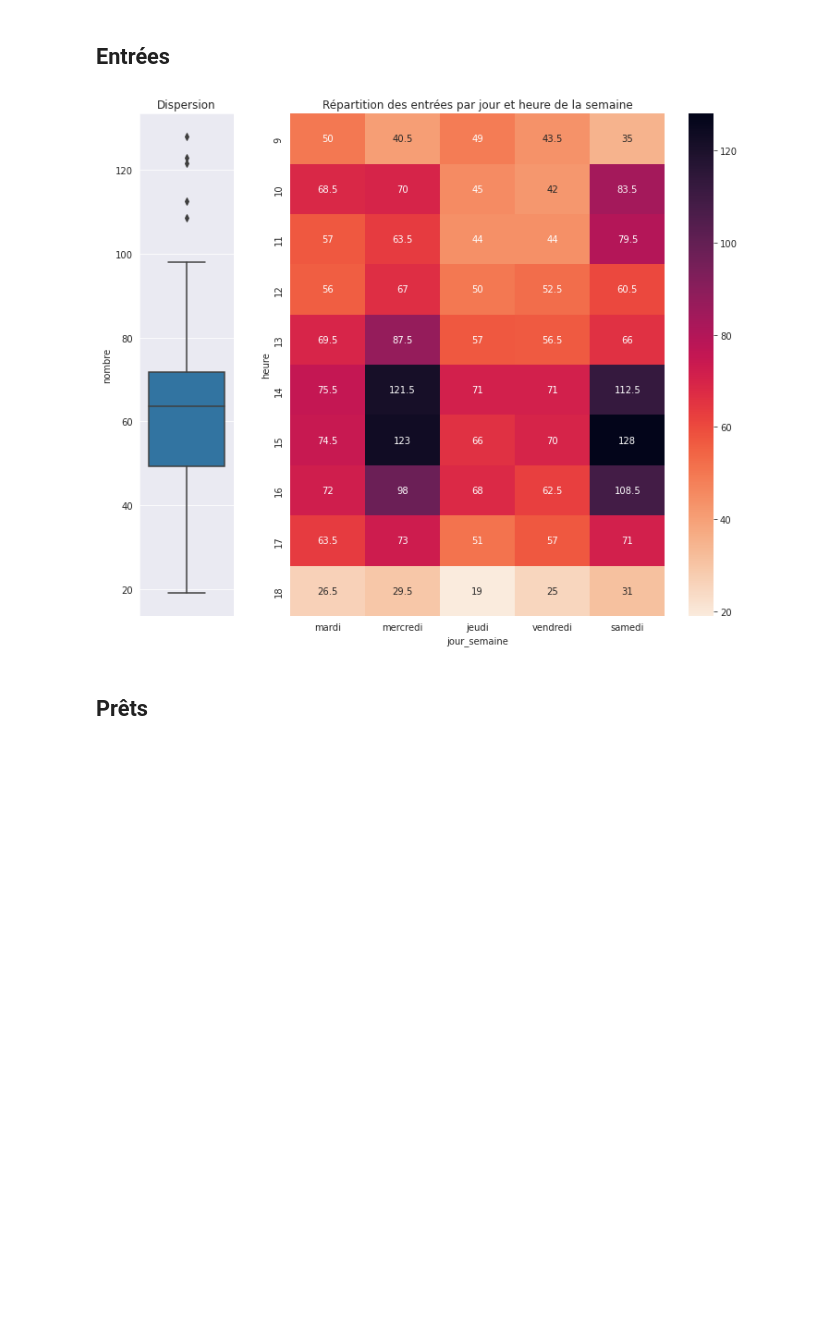
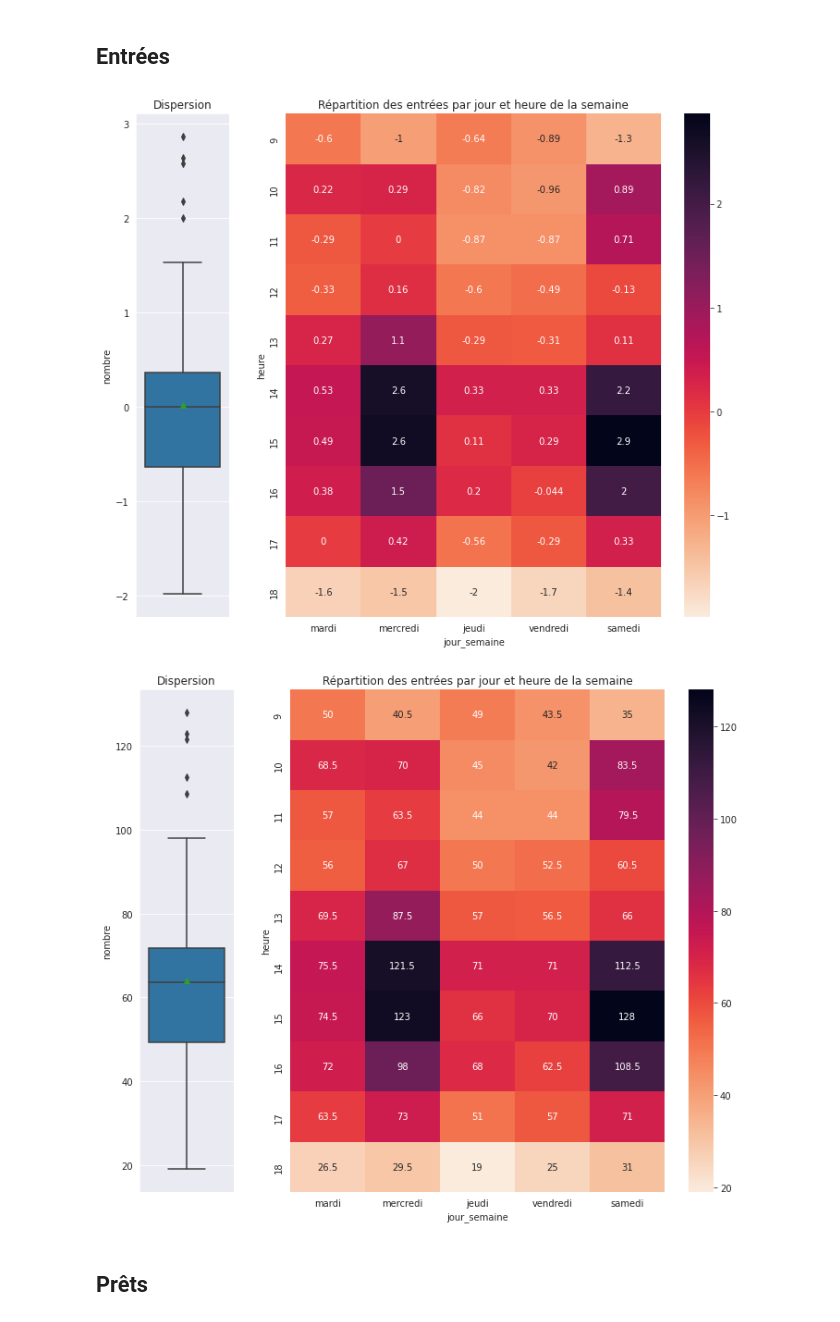
Before and after one commit to ragbx/kibini2, a Jupyter notebook: kibini/notebook_synthese.ipynb, the cells around one changed output. Cells and saved outputs as stored; diff of their text form; code cells hidden in the pictures; blank space fills up the shorter version.

```diff
--- a/kibini/notebook_synthese.ipynb
+++ b/kibini/notebook_synthese.ipynb
@@ -72,15 +85,25 @@ WHERE YEAR(datetime) >= 2022
 """
 
 entrees = StatActivite(db_conn=db_conn, query=query, semaines=semaines_scolaires)
-entrees.get_df_semaine_activite(rescale=False)
-f, ax = plt.subplots(1, 2, figsize=(12, 10), gridspec_kw={'width_ratios': [1, 5]}) #figsize=(15, 10))
-sns.boxplot(data = entrees.df_semaine_activite, y = 'nombre', ax=ax[0], orient = 'v')
+entrees.get_df_semaine_activite(rescale=True)
+f, ax = plt.subplots(1, 2, figsize=(12, 10), gridspec_kw={'width_ratios': [1, 5]})
+sns.boxplot(data = entrees.df_semaine_activite, y = 'nombre', ax=ax[0], orient = 'v', showmeans=True)
 ax[0].set_title("Dispersion")
-sns.heatmap(entrees.df_semaine_activite_pivot, cmap='rocket_r', annot=True, fmt='g', ax=ax[1]) #
+sns.heatmap(entrees.df_semaine_activite_pivot, cmap='rocket_r', annot=True, ax=ax[1]) #fmt='g',
 ax[1].set_title("Répartition des entrées par jour et heure de la semaine")
 f.show()
 # %% [output]
-[figure, old version]
+[figure, new version]
+# %%
+entrees.get_df_semaine_activite(rescale=False)
+f, ax = plt.subplots(1, 2, figsize=(12, 10), gridspec_kw={'width_ratios': [1, 5]})
+sns.boxplot(data = entrees.df_semaine_activite, y = 'nombre', ax=ax[0], orient = 'v', showmeans=True)
+ax[0].set_title("Dispersion")
+sns.heatmap(entrees.df_semaine_activite_pivot, cmap='rocket_r', annot=True, ax=ax[1], fmt='g')
+ax[1].set_title("Répartition des entrées par jour et heure de la semaine")
+f.show()
+# %% [output]
+[figure, added]
 # %% [markdown]
 ## Prêts
 # %%
```
Also changed, not shown: parts of 21 cells of this notebook.
